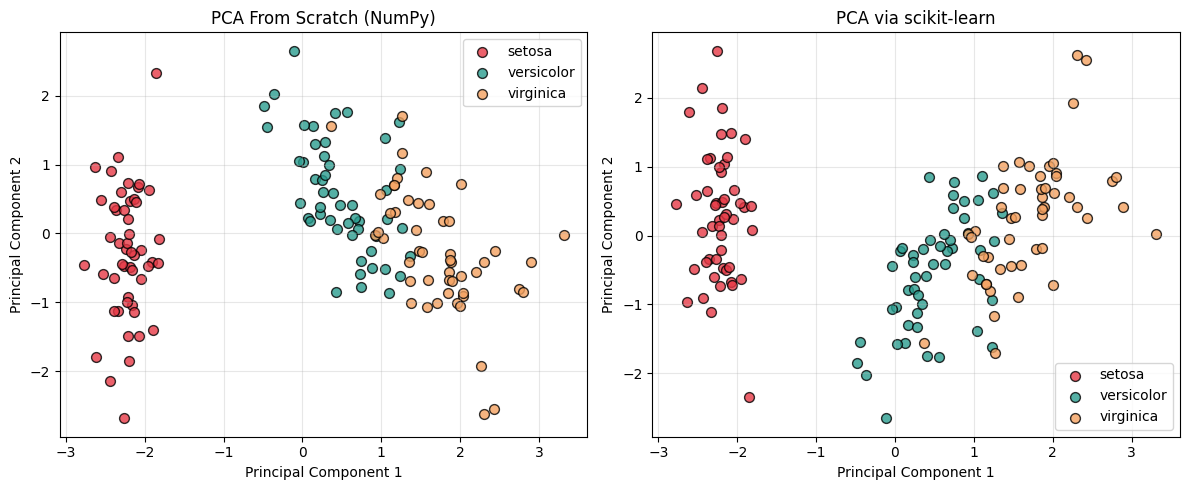
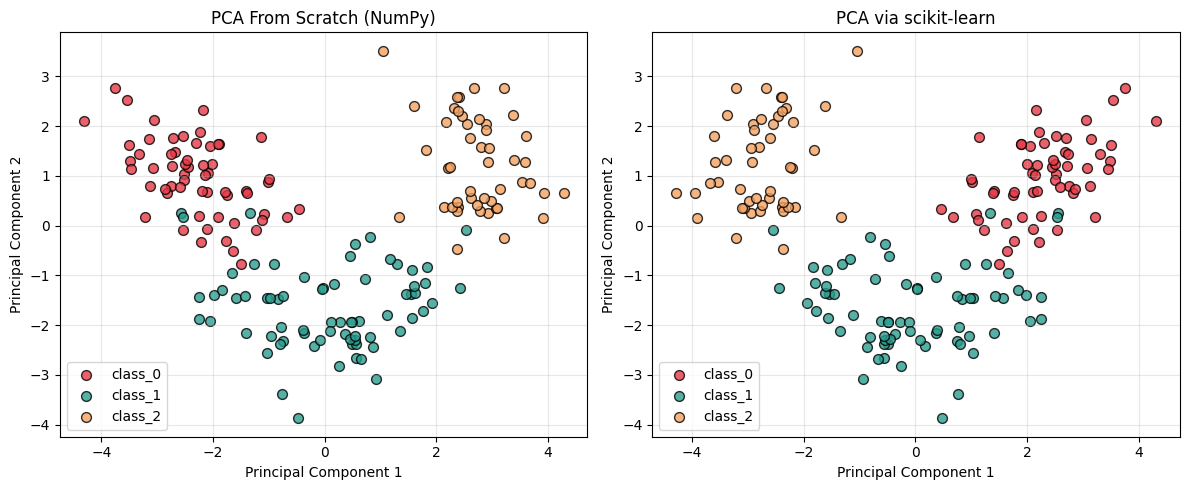
The change to this notebook cell's code, shown as a diff; its figure went from the first image to the second:
--- before
+++ after
@@ -1,8 +1,10 @@
 # -----------------------------------------------------------------------
-# STEP 4: Visualize the result
+# STEP 4: Visualize the result (Fixed for Wine Dataset)
 # -----------------------------------------------------------------------
 fig, axes = plt.subplots(1, 2, figsize=(12, 5))
 colors = ["#e63946", "#2a9d8f", "#f4a261"]
-target_names = iris.target_names
+
+# Point to wine metadata instead of iris
+target_names = wine.target_names  # Expecting ['class_0', 'class_1', 'class_2']
 
 for ax, data, title in zip(
@@ -23,4 +25,6 @@
 
 plt.tight_layout()
-# plt.savefig("/home/claude/pca_iris_result.png", dpi=150)
-# print("\nPlot saved as pca_iris_result.png")
+
+# Updated file name path to match the wine dataset profile
+plt.savefig("pca_wine_result.png", dpi=150)
+print("\nPlot saved successfully as pca_wine_result.png")

Commit: ML Lab Week 4 updated(dataset change)